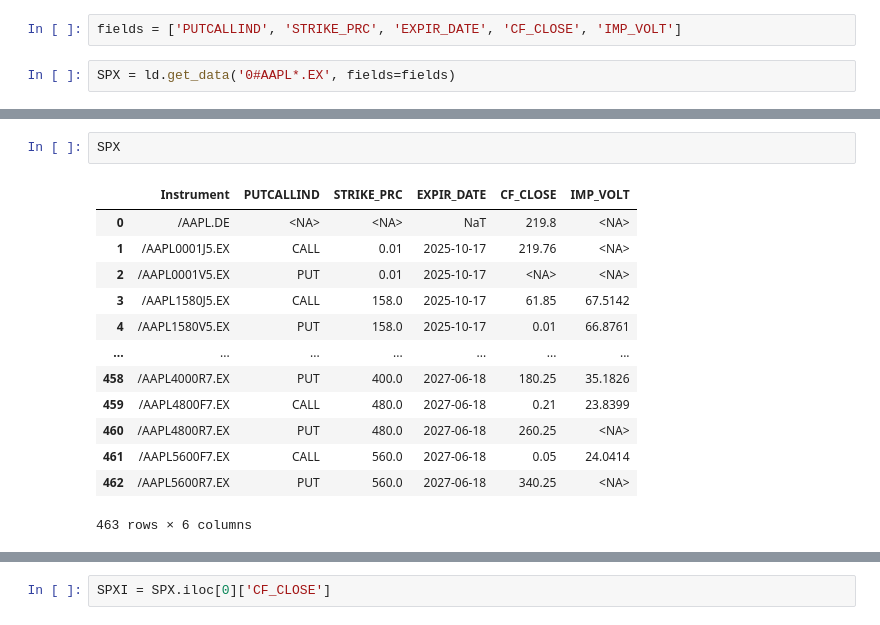
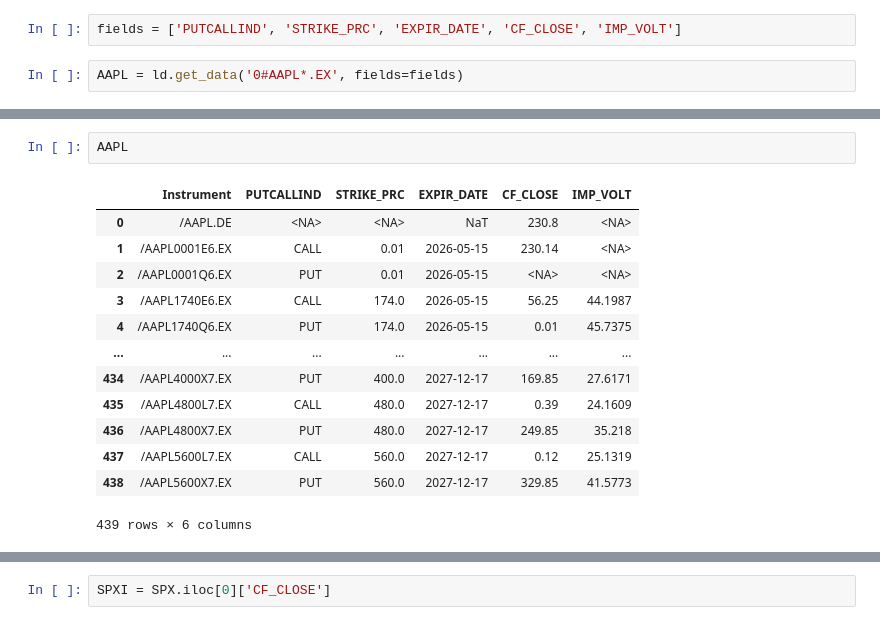
Before and after one commit to neftalivldz/finanzas_2026, a Jupyter notebook: 11_derivados.ipynb, the cells around one changed output, grey strips where cells are left out. Saved outputs shown, nothing was run; the diff lists cells and outputs as text.

```diff
--- a/11_derivados.ipynb
+++ b/11_derivados.ipynb
@@ -15,5 +15,5 @@ ld.open_session()
 # %%
 fields = ['PUTCALLIND', 'STRIKE_PRC', 'EXPIR_DATE', 'CF_CLOSE', 'IMP_VOLT']
 # %%
-SPX = ld.get_data('0#AAPL*.EX', fields=fields)
+AAPL = ld.get_data('0#AAPL*.EX', fields=fields)
 # %% [output]
@@ -21,19 +21,19 @@ SPX = ld.get_data('0#AAPL*.EX', fields=fields)
 # %%
-SPX
+AAPL
 # %% [output]
 |  | Instrument | PUTCALLIND | STRIKE_PRC | EXPIR_DATE | CF_CLOSE | IMP_VOLT |
-| 0 | /AAPL.DE | <NA> | <NA> | NaT | 219.8 | <NA> |
-| 1 | /AAPL0001J5.EX | CALL | 0.01 | 2025-10-17 | 219.76 | <NA> |
-| 2 | /AAPL0001V5.EX | PUT | 0.01 | 2025-10-17 | <NA> | <NA> |
-| 3 | /AAPL1580J5.EX | CALL | 158.0 | 2025-10-17 | 61.85 | 67.5142 |
-| 4 | /AAPL1580V5.EX | PUT | 158.0 | 2025-10-17 | 0.01 | 66.8761 |
+| 0 | /AAPL.DE | <NA> | <NA> | NaT | 230.8 | <NA> |
+| 1 | /AAPL0001E6.EX | CALL | 0.01 | 2026-05-15 | 230.14 | <NA> |
+| 2 | /AAPL0001Q6.EX | PUT | 0.01 | 2026-05-15 | <NA> | <NA> |
+| 3 | /AAPL1740E6.EX | CALL | 174.0 | 2026-05-15 | 56.25 | 44.1987 |
+| 4 | /AAPL1740Q6.EX | PUT | 174.0 | 2026-05-15 | 0.01 | 45.7375 |
 | ... | ... | ... | ... | ... | ... | ... |
-| 458 | /AAPL4000R7.EX | PUT | 400.0 | 2027-06-18 | 180.25 | 35.1826 |
-| 459 | /AAPL4800F7.EX | CALL | 480.0 | 2027-06-18 | 0.21 | 23.8399 |
-| 460 | /AAPL4800R7.EX | PUT | 480.0 | 2027-06-18 | 260.25 | <NA> |
-| 461 | /AAPL5600F7.EX | CALL | 560.0 | 2027-06-18 | 0.05 | 24.0414 |
-| 462 | /AAPL5600R7.EX | PUT | 560.0 | 2027-06-18 | 340.25 | <NA> |
+| 434 | /AAPL4000X7.EX | PUT | 400.0 | 2027-12-17 | 169.85 | 27.6171 |
+| 435 | /AAPL4800L7.EX | CALL | 480.0 | 2027-12-17 | 0.39 | 24.1609 |
+| 436 | /AAPL4800X7.EX | PUT | 480.0 | 2027-12-17 | 249.85 | 35.218 |
+| 437 | /AAPL5600L7.EX | CALL | 560.0 | 2027-12-17 | 0.12 | 25.1319 |
+| 438 | /AAPL5600X7.EX | PUT | 560.0 | 2027-12-17 | 329.85 | 41.5773 |
-463 rows × 6 columns
+439 rows × 6 columns
 # %%
 SPX["EXPIR_DATE"].drop_duplicates()
 # %% [output]
```
Also changed, not shown: parts of 9 cells of this notebook, 3 other files.
